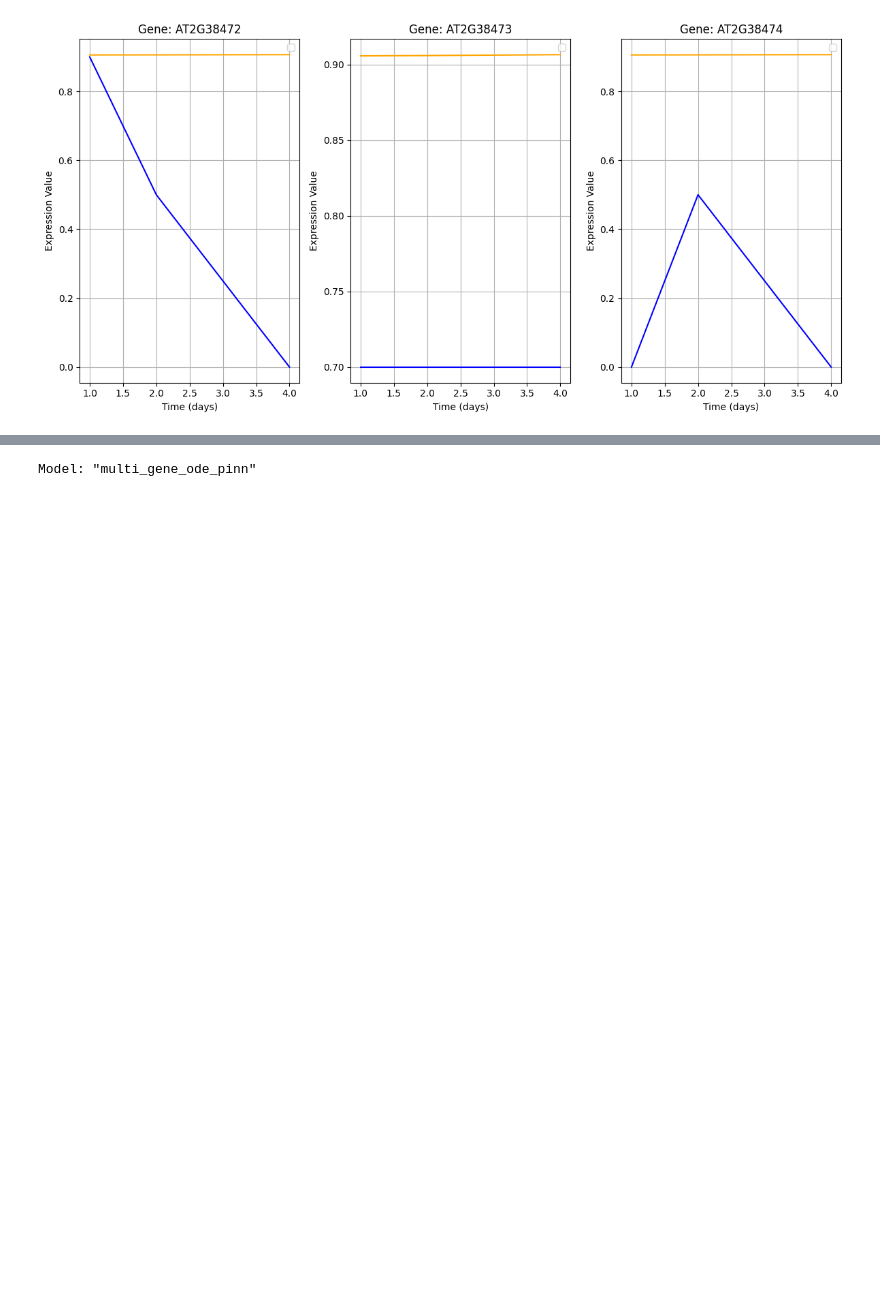
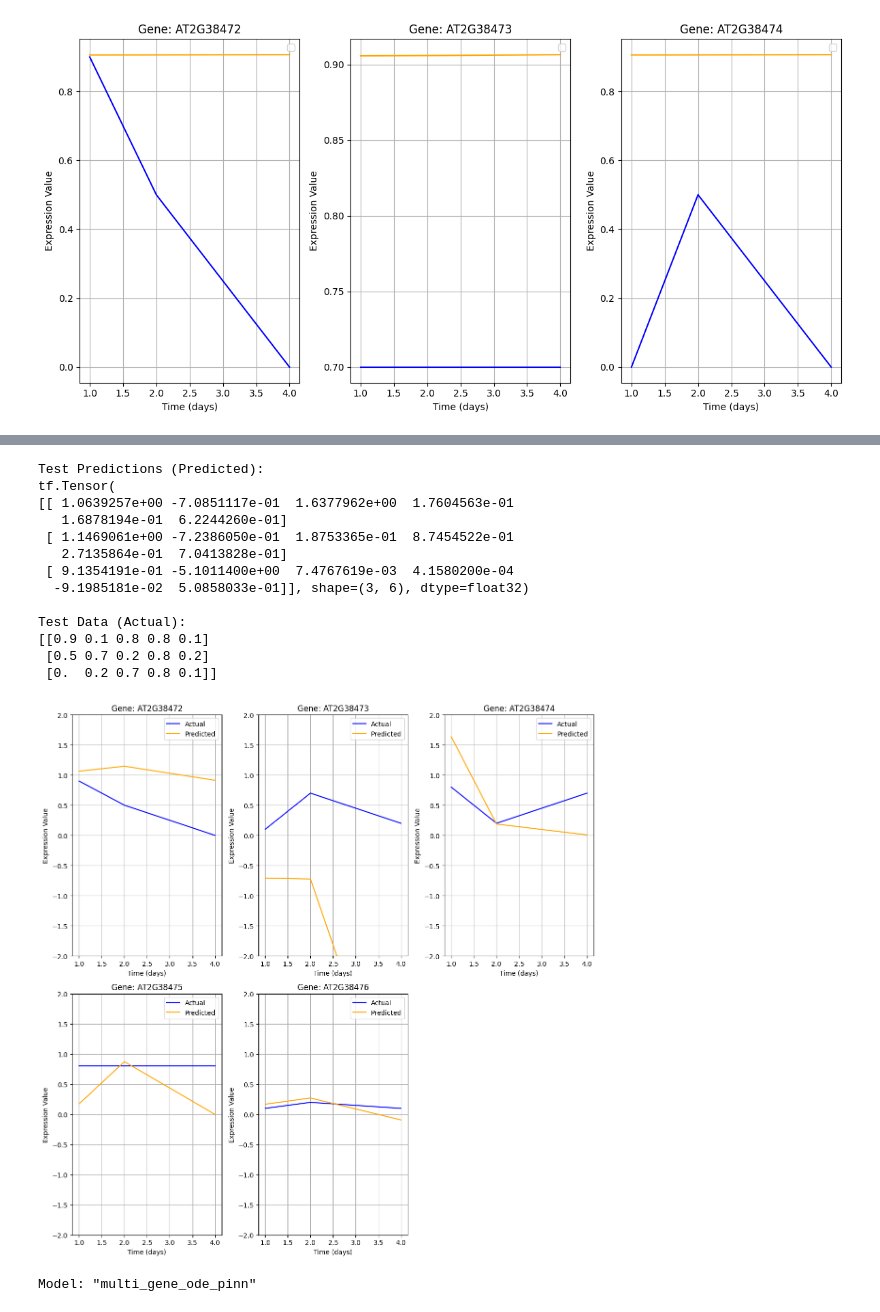
Before and after one commit to prabal5ghosh/research-project-on-physics-informed-machine-learning-on-transcriptomics-data, a Jupyter notebook: pinn_1.ipynb, the cells around one changed output, grey strips where cells are left out. Saved outputs shown, nothing was run; the diff lists cells and outputs as text; code cells hidden in the pictures; blank space fills up the shorter version.

```diff
--- a/pinn_1.ipynb
+++ b/pinn_1.ipynb
@@ -382,3 +391,70 @@ Test Data (Actual):
+# %%
+import matplotlib.pyplot as plt
+
+# Test data
+test_expression_values = np.array([
+    [0.9, 0.5, 0.0],  # AT2G38472
+    [0.1, 0.7, 0.2],  # AT2G38473
+    [0.8, 0.2, 0.7],  # AT2G38474
+    [0.8, 0.8, 0.8],  # AT2G38475
+    [0.1, 0.2, 0.1],  # AT2G38476
+
+], dtype=np.float32)
+
+
+# Predict x(t) for the test data using the trained PINN
+test_time_points = np.array([1, 2, 4], dtype=np.float32).reshape(-1, 1)
+# test_time_points = torch.tensor(test_time_points, dtype=torch.float32, requires_grad=True)
+predicted_test_values = model(test_time_points)
+
+
+# Print the test predictions
+print("Test Predictions (Predicted):")
+print(predicted_test_values)
+
+print("\nTest Data (Actual):")
+print(test_expression_values.T)  # Transpose for direct comparison
+
+# Gene labels
+gene_labels = ["AT2G38472", "AT2G38473", "AT2G38474", "AT2G38475", "AT2G38476"]
+
+# Define the y-axis range for consistent scaling
+y_min, y_max = -2, 2  # Adjust based on the data range
+
+# Adjust the subplot grid to accommodate all genes
+num_genes_to_plot = len(gene_labels)
+num_rows = (num_genes_to_plot + 2) // 3  # Calculate the number of rows needed
+
+plt.figure(figsize=(12, 6 * num_rows))  # Adjust figure height for more rows
+
+for i, gene in enumerate(gene_labels):
+    plt.subplot(num_rows, 3, i + 1)  # Create subplots for each gene
+    plt.plot(test_time_points, test_expression_values[i], color="blue", label="Actual")
+    plt.plot(test_time_points, predicted_test_values[:, i], color="orange", label="Predicted")
+    plt.title(f"Gene: {gene}")
+    plt.xlabel("Time (days)")
+    plt.ylabel("Expression Value")
+    plt.ylim(y_min, y_max)  # Set the same y-axis limits for all plots
+    plt.legend()
+    plt.grid(True)
+
+plt.tight_layout()
+plt.show()
+# %% [output]
+Test Predictions (Predicted):
+tf.Tensor(
+[[ 1.0639257e+00 -7.0851117e-01  1.6377962e+00  1.7604563e-01
+   1.6878194e-01  6.2244260e-01]
+ [ 1.1469061e+00 -7.2386050e-01  1.8753365e-01  8.7454522e-01
+   2.7135864e-01  7.0413828e-01]
+ [ 9.1354191e-01 -5.1011400e+00  7.4767619e-03  4.1580200e-04
+  -9.1985181e-02  5.0858033e-01]], shape=(3, 6), dtype=float32)
+
+Test Data (Actual):
+[[0.9 0.1 0.8 0.8 0.1]
+ [0.5 0.7 0.2 0.8 0.2]
+ [0.  0.2 0.7 0.8 0.1]]
+[figure, added]
 # %%
 model.summary()
 # %% [output]
```
Also changed, not shown: parts of 5 cells of this notebook.
